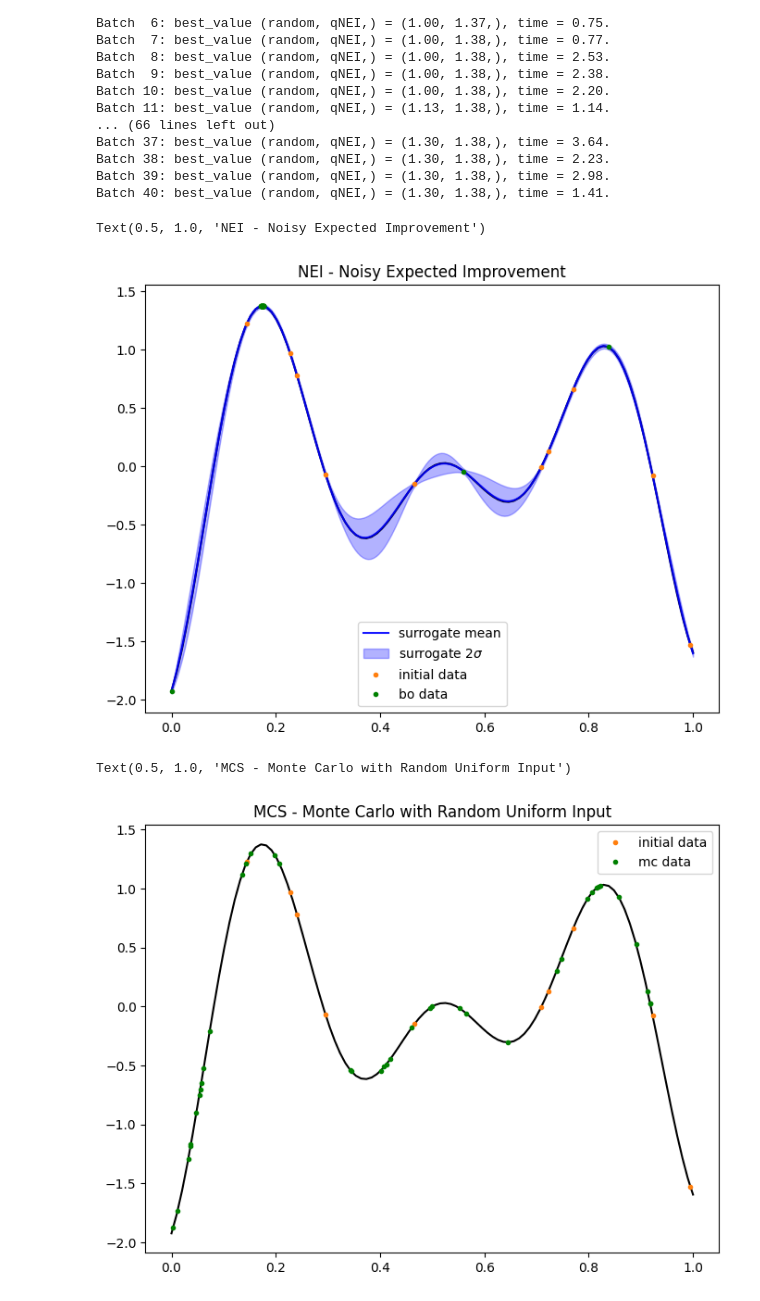
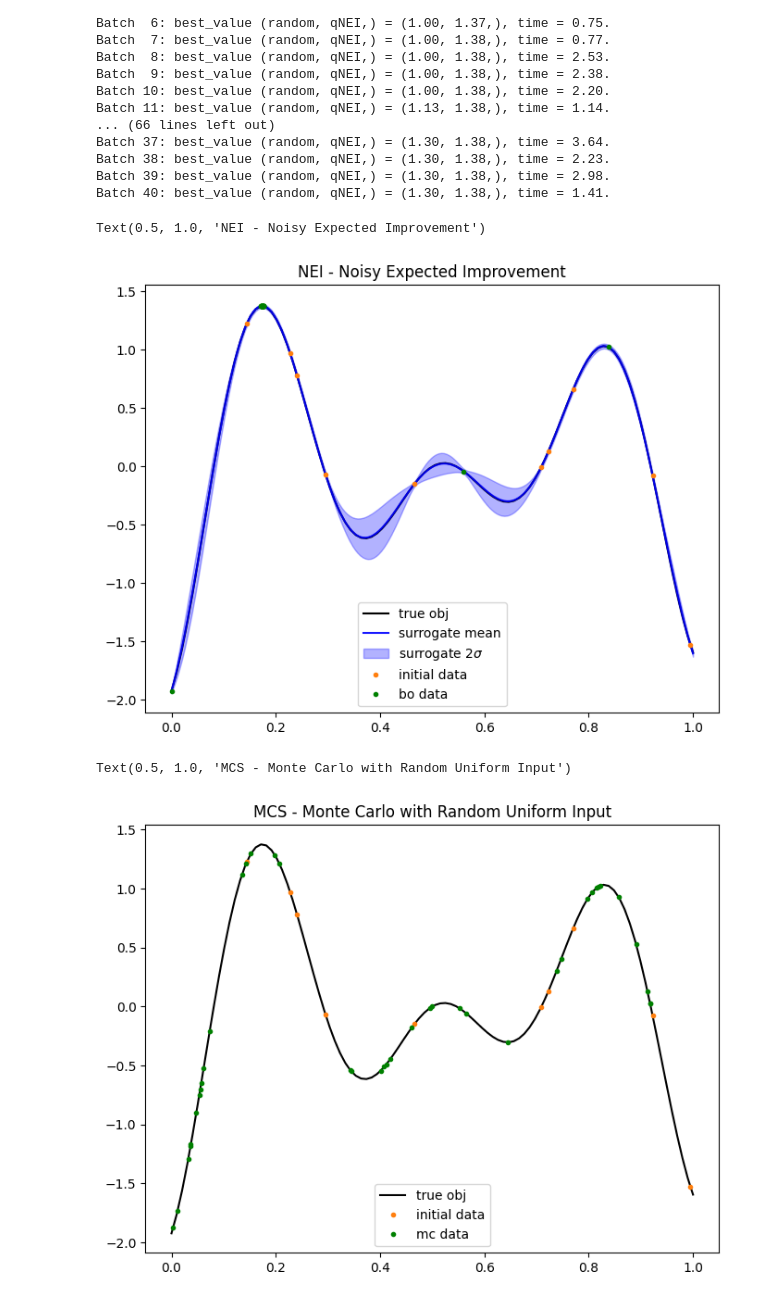
Before and after one commit to acb-code/data-science-learning, a Jupyter notebook: bo/bo_loop_canonical.ipynb, the cells around one changed output. Drawn from its saved outputs; the diff is of its cells as text; code cells hidden in the pictures.

Commit message:
update plots

```diff
--- a/bo/bo_loop_canonical.ipynb
+++ b/bo/bo_loop_canonical.ipynb
@@ -212,7 +212,7 @@ import seaborn as sns
 x_test = torch.linspace(0, 1, 200)
 f, ax = plt.subplots(1, 1, figsize=(8, 6))
 # true objective
-plt.plot(test_x.cpu(), test_y.cpu(), color="black")
+plt.plot(test_x.cpu(), test_y.cpu(), color="black", label='true obj')
 
 # final model
 nei_gp_posterior = model_nei.posterior(x_test.unsqueeze(-1), observation_noise=True,)
@@ -231,19 +231,19 @@ ax.set_title('NEI - Noisy Expected Improvement')
 # plt.savefig(datasavedir + '/'+'nei_final_state'+'.png')
 # %% [output]
 Text(0.5, 1.0, 'NEI - Noisy Expected Improvement')
-[figure, old version]
+[figure, new version]
 # %%
 # plot the results for random
 x_test = torch.linspace(0,1,200)
 f, ax = plt.subplots(1,1, figsize=(8, 6))
 # true objective
-plt.plot(test_x.cpu(), test_y.cpu(), color="black")
+plt.plot(test_x.cpu(), test_y.cpu(), color="black", label='true obj')
 
 # training points
 ax.plot(train_x_random.numpy()[0:10], train_obj_random[0:10].numpy(), '.', color='tab:orange', label='initial data')
 ax.plot(train_x_random.numpy()[10:], train_obj_random[10:].numpy(), '.', color='g', label='mc data')
 ax.legend()
 ax.set_title('MCS - Monte Carlo with Random Uniform Input')
 # %% [output]
 Text(0.5, 1.0, 'MCS - Monte Carlo with Random Uniform Input')
-[figure, old version]
+[figure, new version]
```
